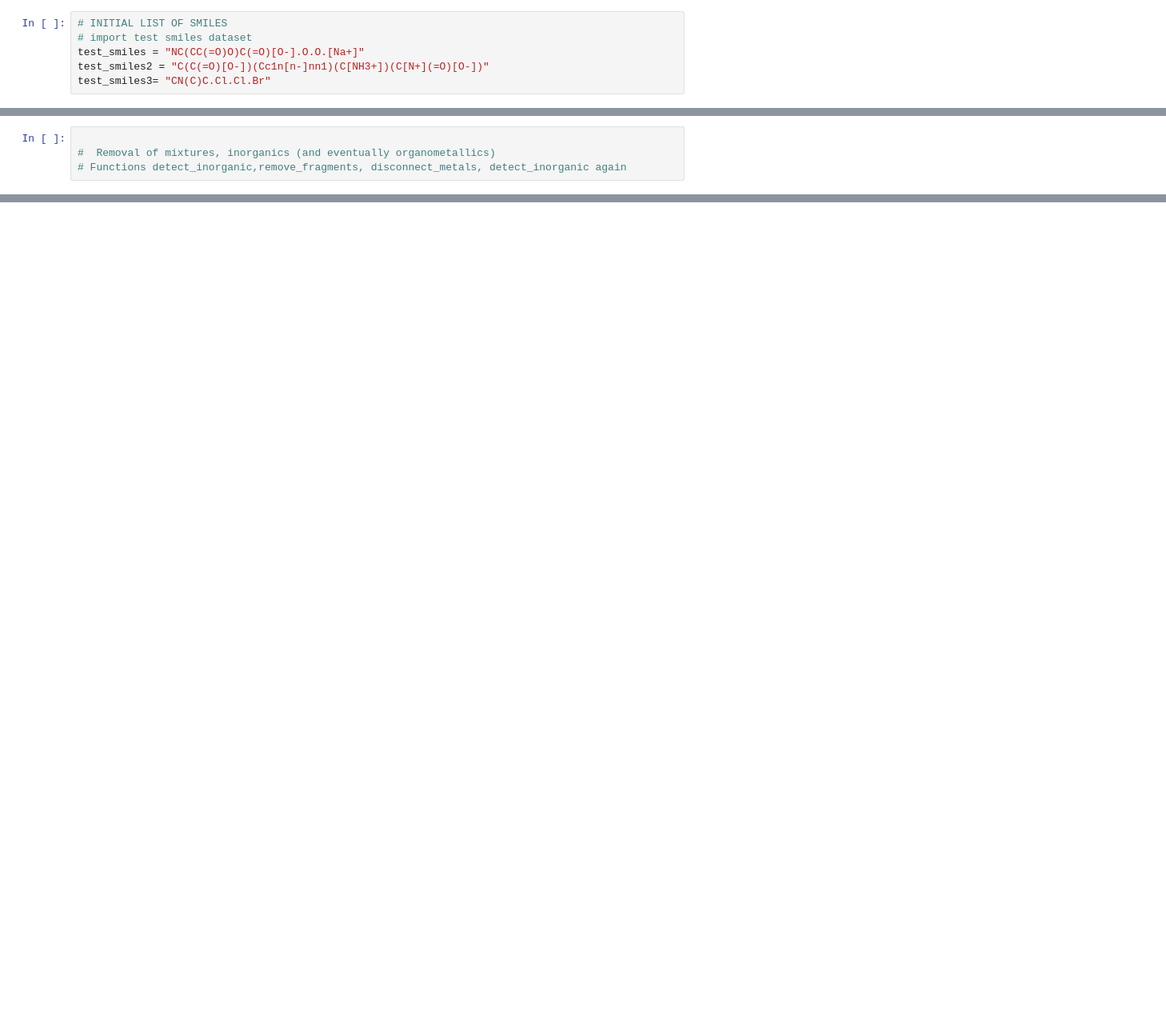
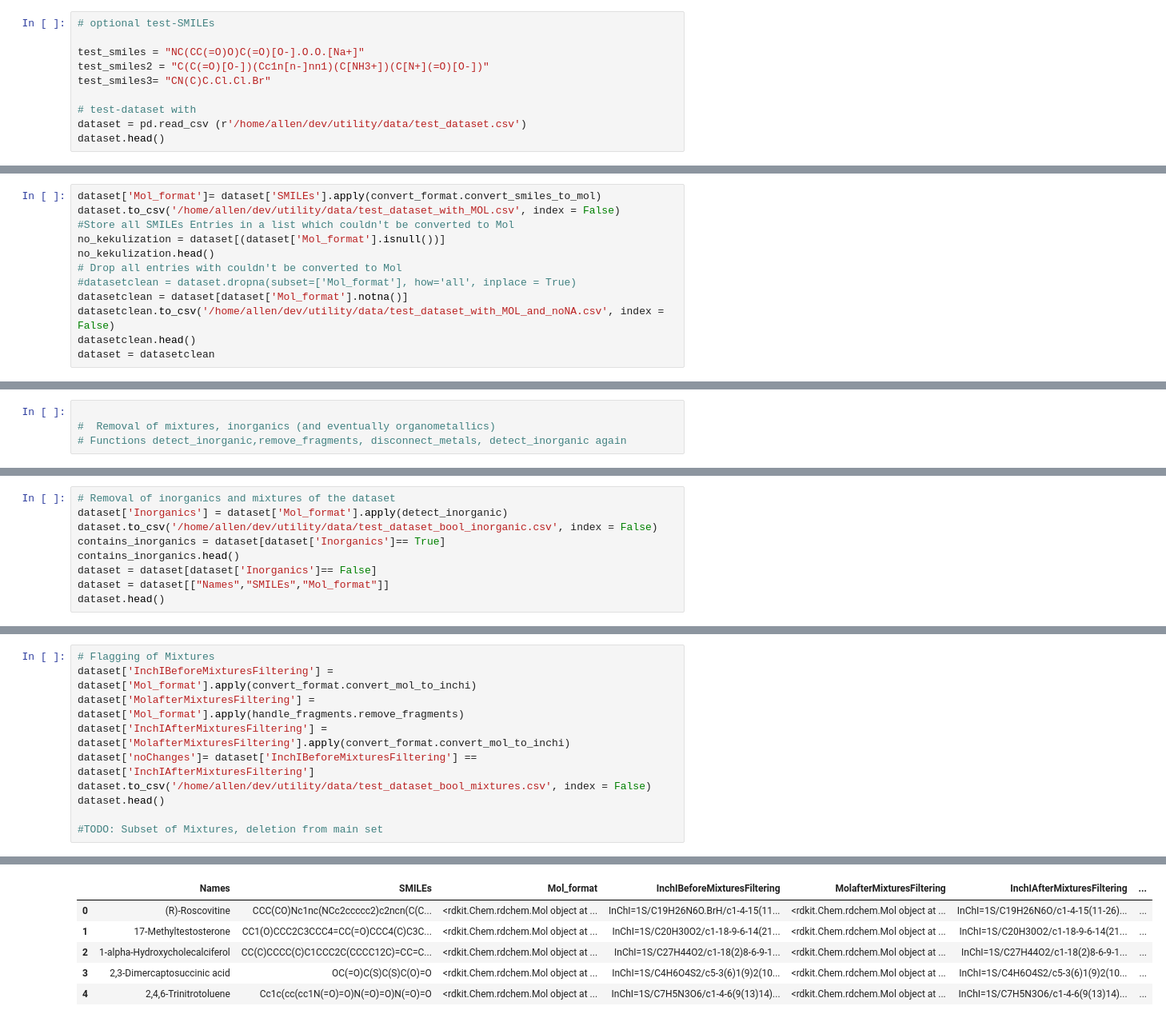
Before and after one commit to volkamerlab/opencadd, a Jupyter notebook: docs/tutorials/standardization.ipynb, the cells around one changed output, grey strips where cells are left out. Shown at 80% size. Saved outputs shown, nothing was run; the diff lists cells and outputs as text; blank space fills up the shorter version.

```diff
--- a/docs/tutorials/standardization.ipynb
+++ b/docs/tutorials/standardization.ipynb
@@ -13,6 +16,10 @@ from opencadd.compounds.standardization import convert_format,remove_fragments,d
 # %%
-# INITIAL LIST OF SMILES
-# import test smiles dataset
+# optional test-SMILEs
+
 test_smiles = "NC(CC(=O)O)C(=O)[O-].O.O.[Na+]"
 test_smiles2 = "C(C(=O)[O-])(Cc1n[n-]nn1)(C[NH3+])(C[N+](=O)[O-])"
 test_smiles3= "CN(C)C.Cl.Cl.Br"
+
+# test-dataset with
+dataset = pd.read_csv (r'/home/allen/dev/utility/data/test_dataset.csv')
+dataset.head()
@@ -18,0 +47,12 @@ test_smiles3= "CN(C)C.Cl.Cl.Br"
+# %%
+dataset['Mol_format']= dataset['SMILEs'].apply(convert_format.convert_smiles_to_mol)
+dataset.to_csv('/home/allen/dev/utility/data/test_dataset_with_MOL.csv', index = False)
+#Store all SMILEs Entries in a list which couldn't be converted to Mol
+no_kekulization = dataset[(dataset['Mol_format'].isnull())]
+no_kekulization.head()
+# Drop all entries with couldn't be converted to Mol
+#datasetclean = dataset.dropna(subset=['Mol_format'], how='all', inplace = True)
+datasetclean = dataset[dataset['Mol_format'].notna()]
+datasetclean.to_csv('/home/allen/dev/utility/data/test_dataset_with_MOL_and_noNA.csv', index = False)
+datasetclean.head()
+dataset = datasetclean
@@ -53,0 +111,9 @@ return records_organics, records_inorganics
+# %%
+# Removal of inorganics and mixtures of the dataset
+dataset['Inorganics'] = dataset['Mol_format'].apply(detect_inorganic)
+dataset.to_csv('/home/allen/dev/utility/data/test_dataset_bool_inorganic.csv', index = False)
+contains_inorganics = dataset[dataset['Inorganics']== True]
+contains_inorganics.head()
+dataset = dataset[dataset['Inorganics']== False]
+dataset = dataset[["Names","SMILEs","Mol_format"]]
+dataset.head()
@@ -53,0 +127,11 @@ return records_organics, records_inorganics
+# %%
+# Flagging of Mixtures
+dataset['InchIBeforeMixturesFiltering'] = dataset['Mol_format'].apply(convert_format.convert_mol_to_inchi)
+dataset['MolafterMixturesFiltering'] = dataset['Mol_format'].apply(handle_fragments.remove_fragments)
+dataset['InchIAfterMixturesFiltering'] = dataset['MolafterMixturesFiltering'].apply(convert_format.convert_mol_to_inchi)
+dataset['noChanges']= dataset['InchIBeforeMixturesFiltering'] == dataset['InchIAfterMixturesFiltering']
+dataset.to_csv('/home/allen/dev/utility/data/test_dataset_bool_mixtures.csv', index = False)
+dataset.head()
+
+#TODO: Subset of Mixtures, deletion from main set
+# %% [output]
@@ -54,3 +155,9 @@ return records_organics, records_inorganics
+|  | Names | SMILEs | Mol_format | InchIBeforeMixturesFiltering | MolafterMixturesFiltering | InchIAfterMixturesFiltering | ... |
+| 0 | (R)-Roscovitine | CCC(CO)Nc1nc(NCc2ccccc2)c2ncn(C(C... | <rdkit.Chem.rdchem.Mol object at ... | InChI=1S/C19H26N6O.BrH/c1-4-15(11... | <rdkit.Chem.rdchem.Mol object at ... | InChI=1S/C19H26N6O/c1-4-15(11-26)... | ... |
+| 1 | 17-Methyltestosterone | CC1(O)CCC2C3CCC4=CC(=O)CCC4(C)C3C... | <rdkit.Chem.rdchem.Mol object at ... | InChI=1S/C20H30O2/c1-18-9-6-14(21... | <rdkit.Chem.rdchem.Mol object at ... | InChI=1S/C20H30O2/c1-18-9-6-14(21... | ... |
+| 2 | 1-alpha-Hydroxycholecalciferol | CC(C)CCCC(C)C1CCC2C(CCCC12C)=CC=C... | <rdkit.Chem.rdchem.Mol object at ... | InChI=1S/C27H44O2/c1-18(2)8-6-9-1... | <rdkit.Chem.rdchem.Mol object at ... | InChI=1S/C27H44O2/c1-18(2)8-6-9-1... | ... |
+| 3 | 2,3-Dimercaptosuccinic acid | OC(=O)C(S)C(S)C(O)=O | <rdkit.Chem.rdchem.Mol object at ... | InChI=1S/C4H6O4S2/c5-3(6)1(9)2(10... | <rdkit.Chem.rdchem.Mol object at ... | InChI=1S/C4H6O4S2/c5-3(6)1(9)2(10... | ... |
+| 4 | 2,4,6-Trinitrotoluene | Cc1c(cc(cc1N(=O)=O)N(=O)=O)N(=O)=O | <rdkit.Chem.rdchem.Mol object at ... | InChI=1S/C7H5N3O6/c1-4-6(9(13)14)... | <rdkit.Chem.rdchem.Mol object at ... | InChI=1S/C7H5N3O6/c1-4-6(9(13)14)... | ... |
 # %%
 # Pseudocode for filtering the mixture records
 
```
Also changed, not shown: parts of 8 cells of this notebook.
